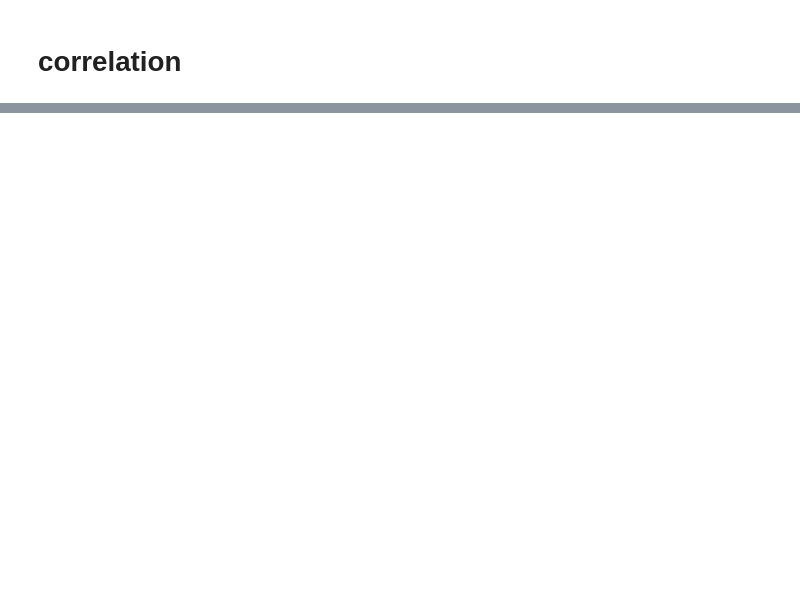
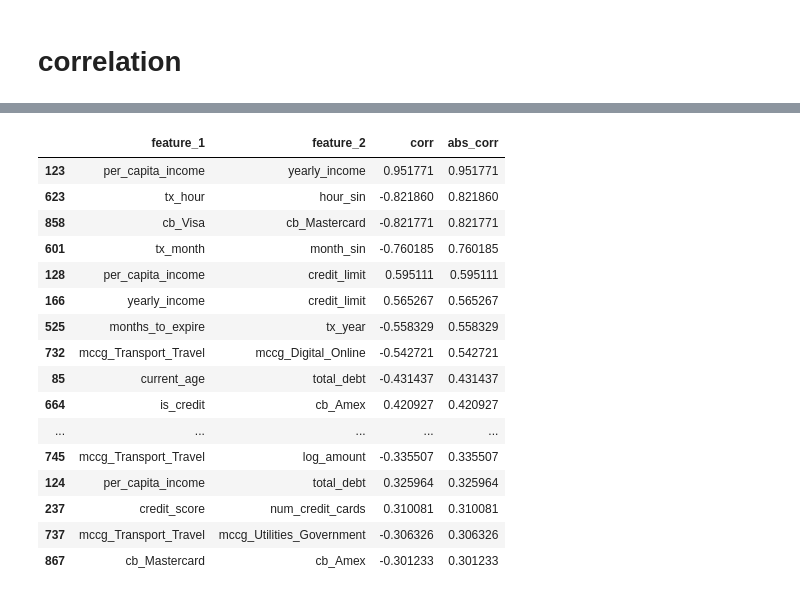
Before and after one commit to BDAIFin/knk, a Jupyter notebook: notebooks/EDA.ipynb, the cells around one changed output, grey strips where cells are left out. Drawn from its saved outputs; the diff is of its cells as text; code cells hidden in the pictures; blank space fills up the shorter version.

```diff
--- a/notebooks/EDA.ipynb
+++ b/notebooks/EDA.ipynb
@@ -2501,2 +2528,6 @@ Name: distance_imputed, Length: 886255, dtype: int8
 # %% [markdown]
 ---
+# %%
+data = pd.read_parquet("data/dataset")
+# %%
+df = data.copy()
@@ -2504,0 +2560,43 @@ Name: distance_imputed, Length: 886255, dtype: int8
+# %%
+# numeric 컬럼만
+corr = df.corr(numeric_only=True)
+
+# 상삼각행렬 (자기 자신/중복 제거)
+mask = np.triu(np.ones_like(corr, dtype=bool), k=1)
+
+corr_pairs = (
+    corr.where(mask)
+        .stack()
+        .reset_index()
+        .rename(columns={
+            "level_0": "feature_1",
+            "level_1": "feature_2",
+            0: "corr"
+        })
+)
+
+# 절댓값 컬럼 추가
+corr_pairs["abs_corr"] = corr_pairs["corr"].abs()
+
+# 절댓값 기준 정렬
+corr_pairs = corr_pairs.sort_values("abs_corr", ascending=False)
+
+corr_pairs.head(20)
+# %% [output]
+|  | feature_1 | feature_2 | corr | abs_corr |
+| 123 | per_capita_income | yearly_income | 0.951771 | 0.951771 |
+| 623 | tx_hour | hour_sin | -0.821860 | 0.821860 |
+| 858 | cb_Visa | cb_Mastercard | -0.821771 | 0.821771 |
+| 601 | tx_month | month_sin | -0.760185 | 0.760185 |
+| 128 | per_capita_income | credit_limit | 0.595111 | 0.595111 |
+| 166 | yearly_income | credit_limit | 0.565267 | 0.565267 |
+| 525 | months_to_expire | tx_year | -0.558329 | 0.558329 |
+| 732 | mccg_Transport_Travel | mccg_Digital_Online | -0.542721 | 0.542721 |
+| 85 | current_age | total_debt | -0.431437 | 0.431437 |
+| 664 | is_credit | cb_Amex | 0.420927 | 0.420927 |
+| ... | ... | ... | ... | ... |
+| 745 | mccg_Transport_Travel | log_amount | -0.335507 | 0.335507 |
+| 124 | per_capita_income | total_debt | 0.325964 | 0.325964 |
+| 237 | credit_score | num_credit_cards | 0.310081 | 0.310081 |
+| 737 | mccg_Transport_Travel | mccg_Utilities_Government | -0.306326 | 0.306326 |
+| 867 | cb_Mastercard | cb_Amex | -0.301233 | 0.301233 |
```
Also changed, not shown: parts of 5 cells of this notebook, 2 other files.
